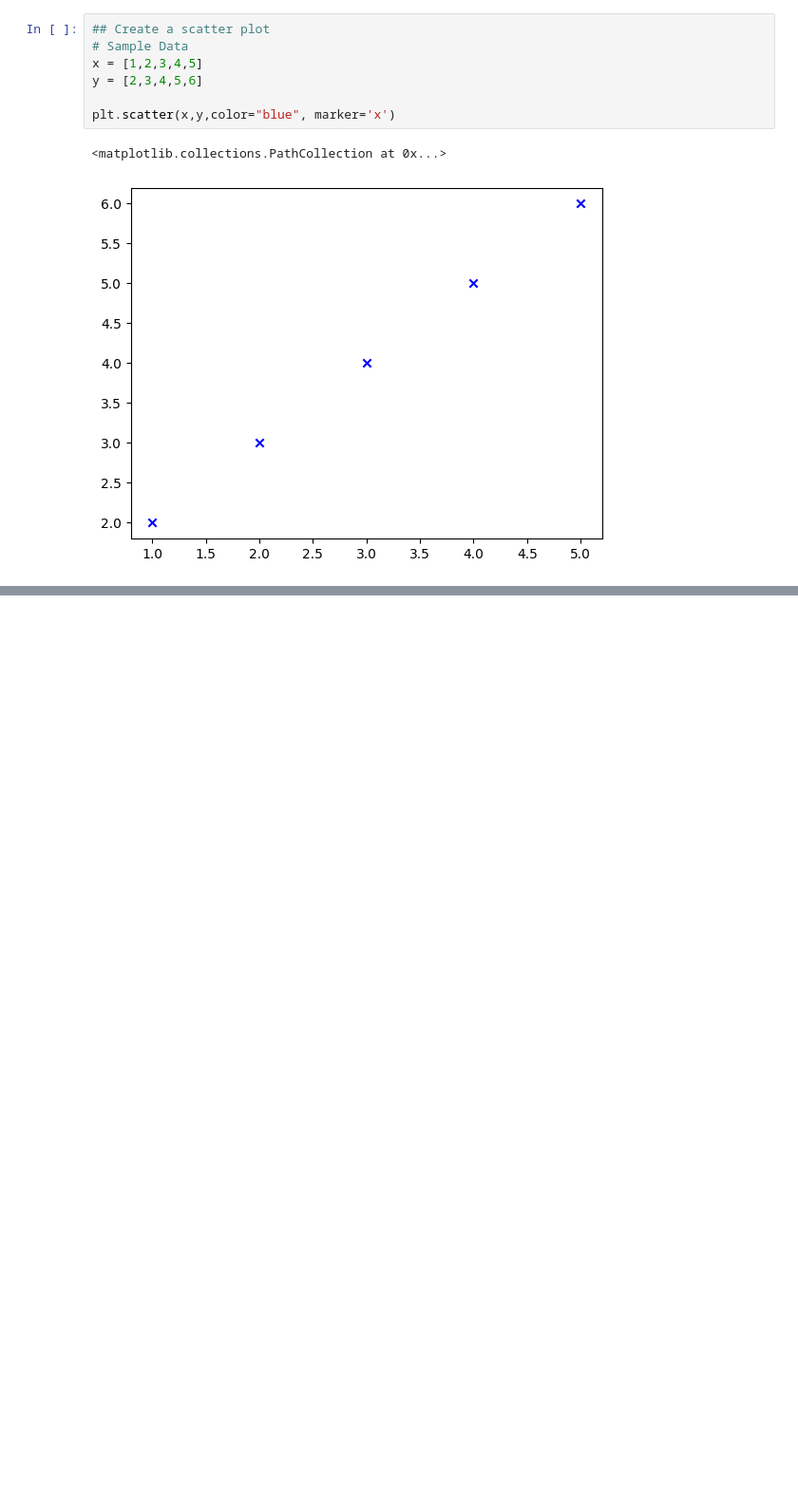
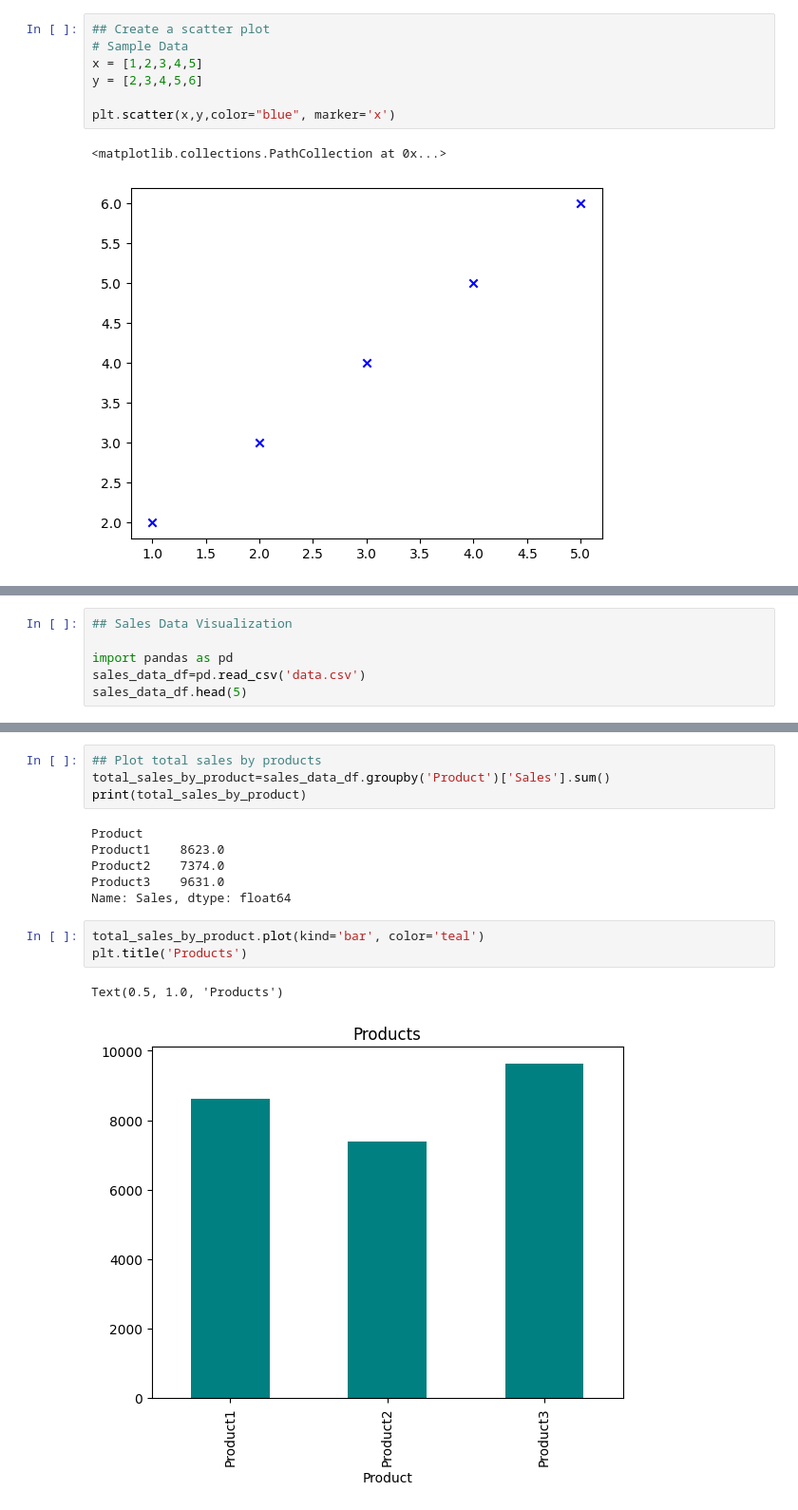
Before and after one commit to JASH2329/Python, a Jupyter notebook: Desktop/Data Analyst Boot Camp/Python/MatplotLib.ipynb, the cells around one changed output, grey strips where cells are left out. Shown: that part at 95% size. Saved outputs shown, nothing was run; the diff lists cells and outputs as text; blank space fills up the shorter version.

```diff
--- a/Desktop/Data Analyst Boot Camp/Python/MatplotLib.ipynb
+++ b/Desktop/Data Analyst Boot Camp/Python/MatplotLib.ipynb
@@ -118,0 +138,6 @@ plt.scatter(x,y,color="blue", marker='x')
+# %%
+## Sales Data Visualization
+
+import pandas as pd
+sales_data_df=pd.read_csv('data.csv')
+sales_data_df.head(5)
@@ -118,0 +167,16 @@ plt.scatter(x,y,color="blue", marker='x')
+# %%
+## Plot total sales by products
+total_sales_by_product=sales_data_df.groupby('Product')['Sales'].sum()
+print(total_sales_by_product)
+# %% [output]
+Product
+Product1    8623.0
+Product2    7374.0
+Product3    9631.0
+Name: Sales, dtype: float64
+# %%
+total_sales_by_product.plot(kind='bar', color='teal')
+plt.title('Products')
+# %% [output]
+Text(0.5, 1.0, 'Products')
+[figure, added]
```
Also changed, not shown: parts of 5 cells of this notebook, 2 other files.
